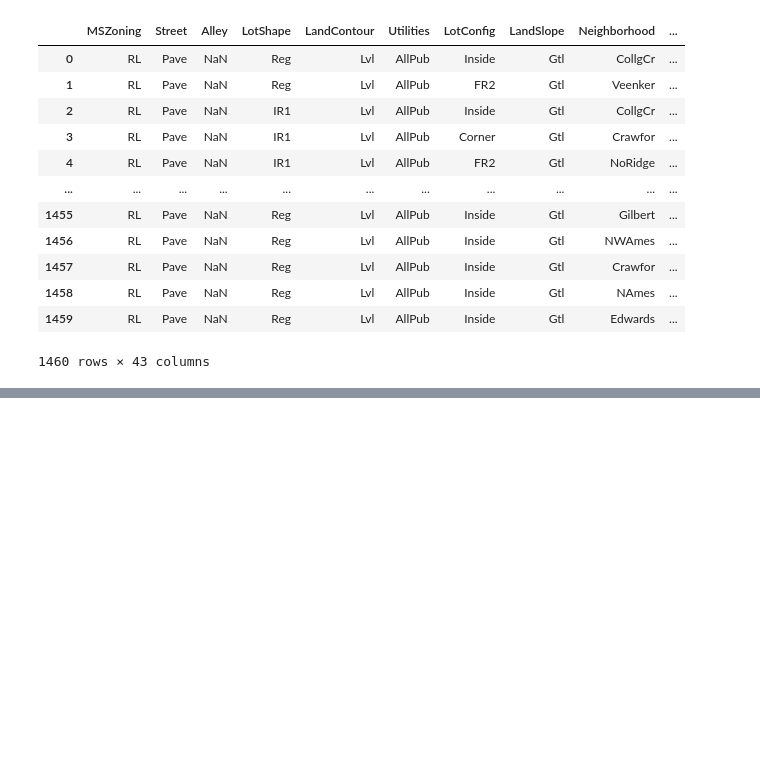
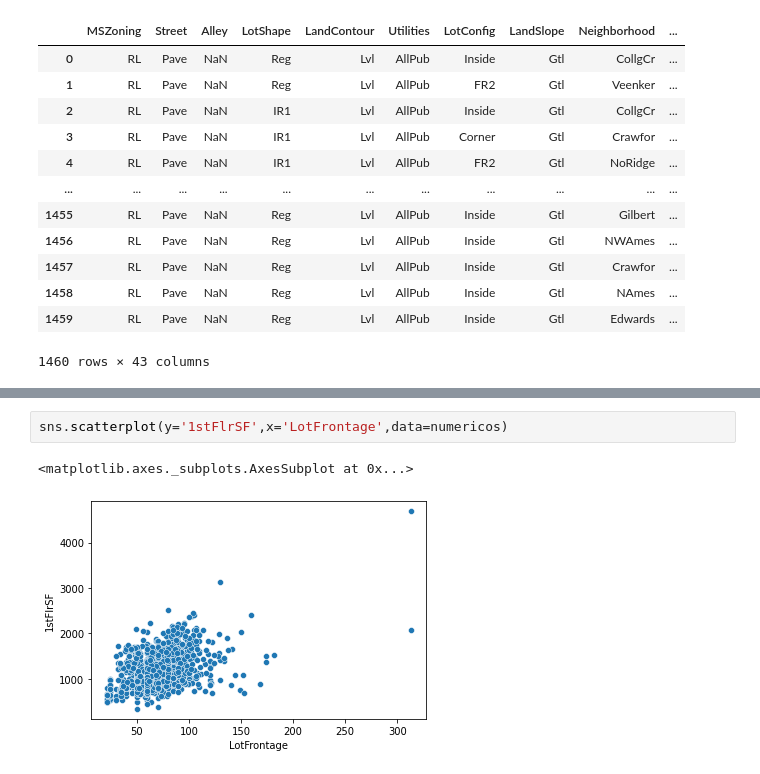
Before and after one commit to RudiksChess/UVG-DataScience-Notas-6-Semestre, a Jupyter notebook: Lab1/Code/Lab1.ipynb, the cells around one changed output, grey strips where cells are left out. Cells and saved outputs as stored; diff of their text form; blank space fills up the shorter version.

```diff
--- a/Lab1/Code/Lab1.ipynb
+++ b/Lab1/Code/Lab1.ipynb
@@ -88,0 +103,5 @@ categoricos
+# %%
+sns.scatterplot(y='1stFlrSF',x='LotFrontage',data=numericos)
+# %% [output]
+<matplotlib.axes._subplots.AxesSubplot at 0x...>
+[figure, added]
```
Also changed, not shown: parts of 7 cells of this notebook.
